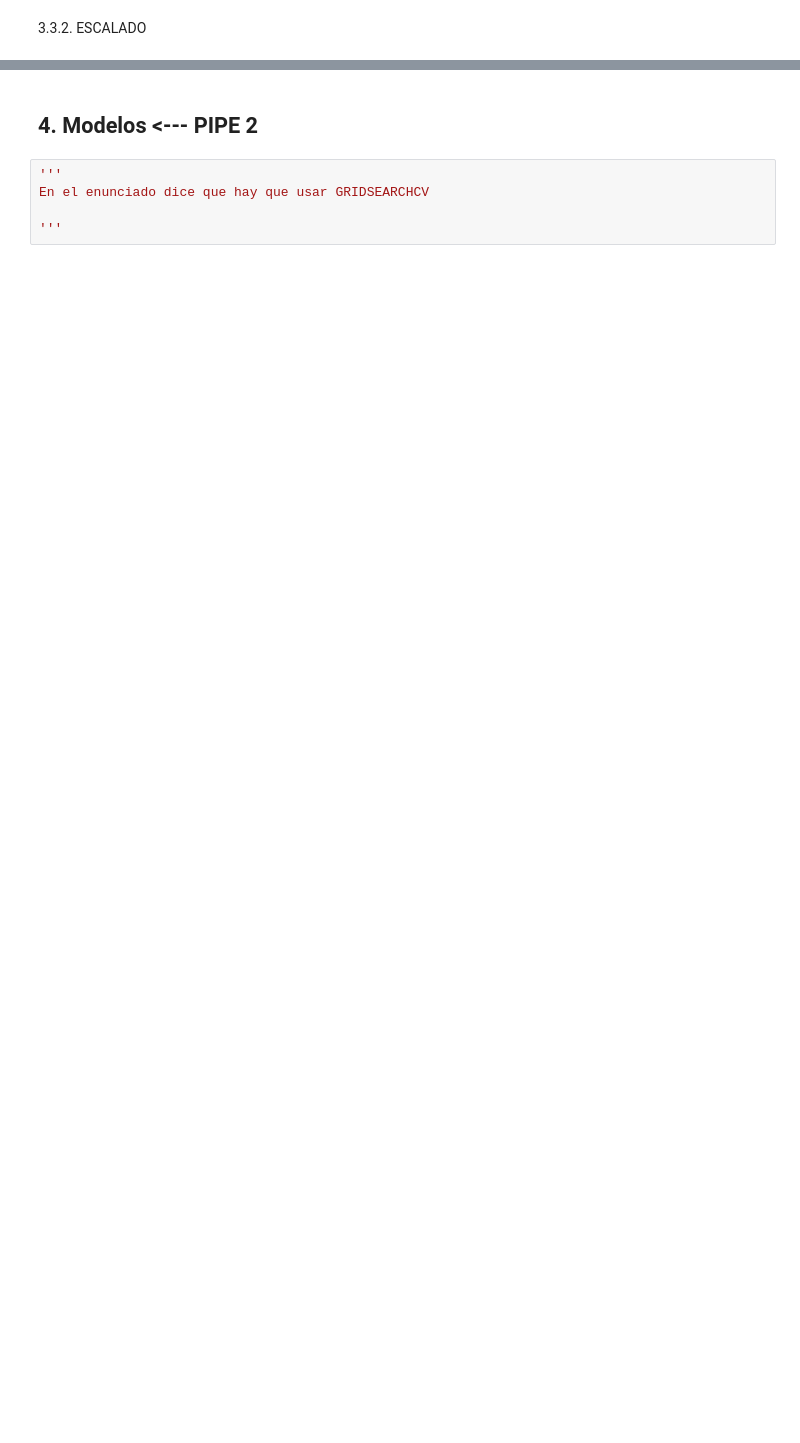
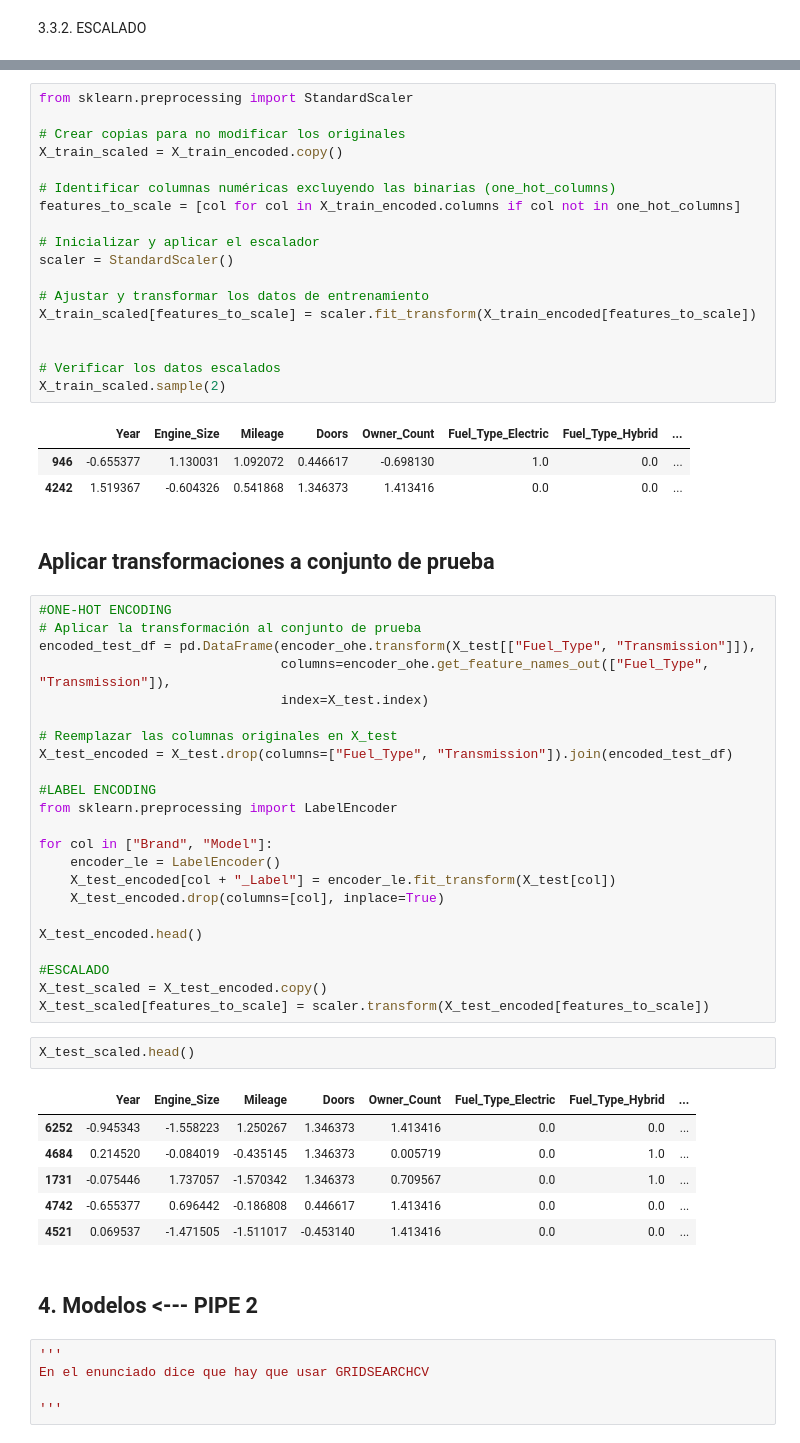
Before and after one commit to neural-insights/Team-Challenge---Still_Lost_in_ML, a Jupyter notebook: src/notebooks/Still_Lost_in_ML - Notebook_V2.ipynb, the cells around one changed output, grey strips where cells are left out. Saved outputs shown, nothing was run; the diff lists cells and outputs as text; blank space fills up the shorter version.

```diff
--- a/src/notebooks/Still_Lost_in_ML - Notebook_V2.ipynb
+++ b/src/notebooks/Still_Lost_in_ML - Notebook_V2.ipynb
@@ -463,3 +372,59 @@ Las columnas Brand_Label y Model_Label no las escalo porque creo que son categó
+# %%
+from sklearn.preprocessing import StandardScaler
+
+# Crear copias para no modificar los originales
+X_train_scaled = X_train_encoded.copy()
+
+# Identificar columnas numéricas excluyendo las binarias (one_hot_columns)
+features_to_scale = [col for col in X_train_encoded.columns if col not in one_hot_columns]
+
+# Inicializar y aplicar el escalador
+scaler = StandardScaler()
+
+# Ajustar y transformar los datos de entrenamiento
+X_train_scaled[features_to_scale] = scaler.fit_transform(X_train_encoded[features_to_scale])
+
+
+# Verificar los datos escalados
+X_train_scaled.sample(2)
+# %% [output]
+|  | Year | Engine_Size | Mileage | Doors | Owner_Count | Fuel_Type_Electric | Fuel_Type_Hybrid | ... |
+| 946 | -0.655377 | 1.130031 | 1.092072 | 0.446617 | -0.698130 | 1.0 | 0.0 | ... |
+| 4242 | 1.519367 | -0.604326 | 0.541868 | 1.346373 | 1.413416 | 0.0 | 0.0 | ... |
+# %% [markdown]
+## Aplicar transformaciones a conjunto de prueba
+# %%
+#ONE-HOT ENCODING
+# Aplicar la transformación al conjunto de prueba
+encoded_test_df = pd.DataFrame(encoder_ohe.transform(X_test[["Fuel_Type", "Transmission"]]),
+                               columns=encoder_ohe.get_feature_names_out(["Fuel_Type", "Transmission"]),
+                               index=X_test.index)
+
+# Reemplazar las columnas originales en X_test
+X_test_encoded = X_test.drop(columns=["Fuel_Type", "Transmission"]).join(encoded_test_df)
+
+#LABEL ENCODING
+from sklearn.preprocessing import LabelEncoder
+
+for col in ["Brand", "Model"]:
+    encoder_le = LabelEncoder()
+    X_test_encoded[col + "_Label"] = encoder_le.fit_transform(X_test[col])
+    X_test_encoded.drop(columns=[col], inplace=True)
+
+X_test_encoded.head()
+
+#ESCALADO
+X_test_scaled = X_test_encoded.copy()
+X_test_scaled[features_to_scale] = scaler.transform(X_test_encoded[features_to_scale])
+# %%
+X_test_scaled.head()
+# %% [output]
+|  | Year | Engine_Size | Mileage | Doors | Owner_Count | Fuel_Type_Electric | Fuel_Type_Hybrid | ... |
+| 6252 | -0.945343 | -1.558223 | 1.250267 | 1.346373 | 1.413416 | 0.0 | 0.0 | ... |
+| 4684 | 0.214520 | -0.084019 | -0.435145 | 1.346373 | 0.005719 | 0.0 | 1.0 | ... |
+| 1731 | -0.075446 | 1.737057 | -1.570342 | 1.346373 | 0.709567 | 0.0 | 1.0 | ... |
+| 4742 | -0.655377 | 0.696442 | -0.186808 | 0.446617 | 1.413416 | 0.0 | 0.0 | ... |
+| 4521 | 0.069537 | -1.471505 | -1.511017 | -0.453140 | 1.413416 | 0.0 | 0.0 | ... |
 # %% [markdown]
 ## 4. Modelos   <--- PIPE 2
 # %%
```
Also changed, not shown: parts of 33 cells of this notebook, 3 other files.
